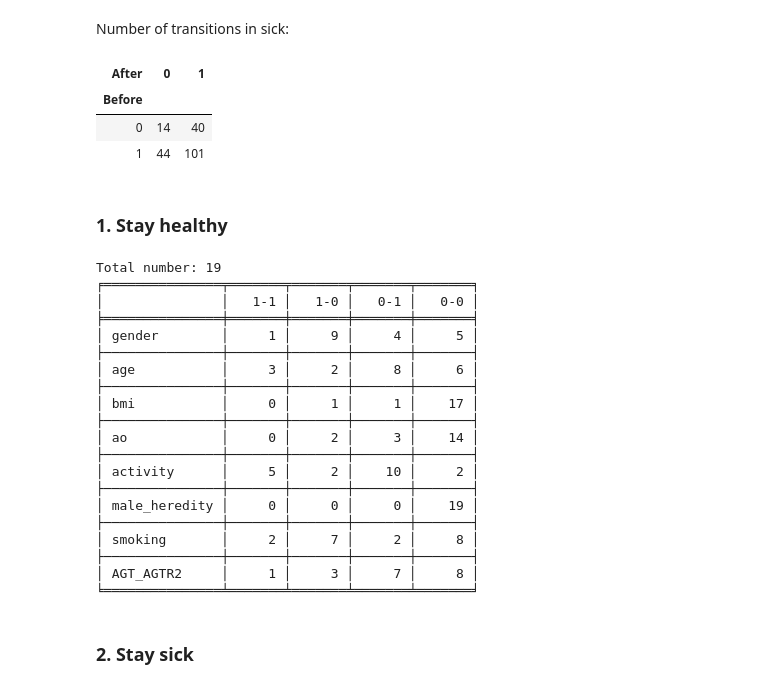
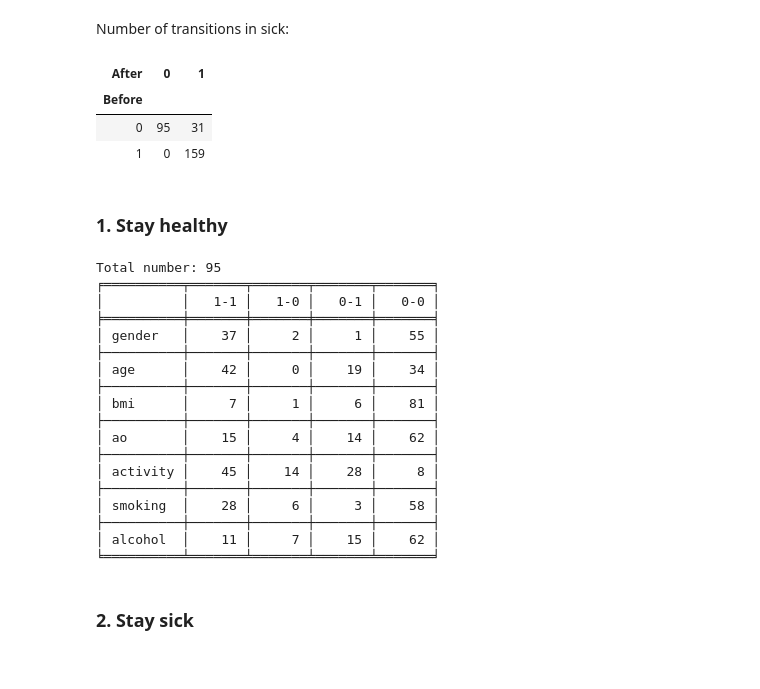
Before and after one commit to Khlebovich-Alexandra/Course-Work, a Jupyter notebook: find_dependence.ipynb, the cells around one changed output. Drawn from its saved outputs; the diff is of its cells as text; code cells hidden in the pictures.

```diff
--- a/find_dependence.ipynb
+++ b/find_dependence.ipynb
@@ -80,0 +11,3 @@ data_new.reset_index(drop=True, inplace=True)
+# %%
+data_old = pd.read_csv('data_decode_old.csv', index_col=0)
+data_old.head()
@@ -80,0 +22,3 @@ data_new.reset_index(drop=True, inplace=True)
+# %%
+data_new = pd.read_csv('data_decode_new.csv', index_col=0)
+data_new.head()
@@ -81,2 +33,2 @@ data_new.reset_index(drop=True, inplace=True)
 # %%
-data_new.columns = data_new.columns.map(lambda x: x + '_new')
+data_combine = data_old.join(data_new.rename(lambda x: x+'_new', axis=1), how='right')
@@ -133,3 +35 @@ data_old_ind.reset_index(drop=True, inplace=True)
-# %%
-data_combine = data_old_ind.join(data_new, how='right')
 # %%
@@ -188,13 +84,13 @@ get_info_rate(data_combine, data.columns[:-1])
 # %% [markdown]
 Number of transitions in sick:
 # %%
-pd.crosstab(data_combine.stage_agr, data_combine.stage_agr_new,
+pd.crosstab(data_combine.stage, data_combine.stage_new,
             rownames=['Before'],colnames=['After'])
 # %% [output]
 | After | 0 | 1 |
 | Before |  |  |
-| 0 | 14 | 40 |
-| 1 | 44 | 101 |
+| 0 | 95 | 31 |
+| 1 | 0 | 159 |
 # %%
 def get_transmission(data, col_name):
     old = data[col_name]
@@ -220,28 +116,26 @@ def get_info_transition(data, col_names):
 # %% [markdown]
 ### 1. Stay healthy
 # %%
-get_info_transition(data_combine.query('stage_agr==0 and stage_agr_new==0'), data.columns[:-2])
+get_info_transition(data_combine.query('stage==0 and stage_new==0'), data_old.columns[:-2])
 # %% [output]
-Total number: 19
-╒═══════════════╤═══════╤═══════╤═══════╤═══════╕
-│               │   1-1 │   1-0 │   0-1 │   0-0 │
-╞═══════════════╪═══════╪═══════╪═══════╪═══════╡
-│ gender        │     1 │     9 │     4 │     5 │
-├───────────────┼───────┼───────┼───────┼───────┤
-│ age           │     3 │     2 │     8 │     6 │
-├───────────────┼───────┼───────┼───────┼───────┤
-│ bmi           │     0 │     1 │     1 │    17 │
-├───────────────┼───────┼───────┼───────┼───────┤
-│ ao            │     0 │     2 │     3 │    14 │
-├───────────────┼───────┼───────┼───────┼───────┤
-│ activity      │     5 │     2 │    10 │     2 │
-├───────────────┼───────┼───────┼───────┼───────┤
-│ male_heredity │     0 │     0 │     0 │    19 │
-├───────────────┼───────┼───────┼───────┼───────┤
-│ smoking       │     2 │     7 │     2 │     8 │
-├───────────────┼───────┼───────┼───────┼───────┤
-│ AGT_AGTR2     │     1 │     3 │     7 │     8 │
-╘═══════════════╧═══════╧═══════╧═══════╧═══════╛
+Total number: 95
+╒══════════╤═══════╤═══════╤═══════╤═══════╕
+│          │   1-1 │   1-0 │   0-1 │   0-0 │
+╞══════════╪═══════╪═══════╪═══════╪═══════╡
+│ gender   │    37 │     2 │     1 │    55 │
+├──────────┼───────┼───────┼───────┼───────┤
+│ age      │    42 │     0 │    19 │    34 │
+├──────────┼───────┼───────┼───────┼───────┤
+│ bmi      │     7 │     1 │     6 │    81 │
+├──────────┼───────┼───────┼───────┼───────┤
+│ ao       │    15 │     4 │    14 │    62 │
+├──────────┼───────┼───────┼───────┼───────┤
+│ activity │    45 │    14 │    28 │     8 │
+├──────────┼───────┼───────┼───────┼───────┤
+│ smoking  │    28 │     6 │     3 │    58 │
+├──────────┼───────┼───────┼───────┼───────┤
+│ alcohol  │    11 │     7 │    15 │    62 │
+╘══════════╧═══════╧═══════╧═══════╧═══════╛
 # %% [markdown]
 ### 2. Stay sick
 # %%
```
Also changed, not shown: parts of 23 cells of this notebook, 5 other files.
